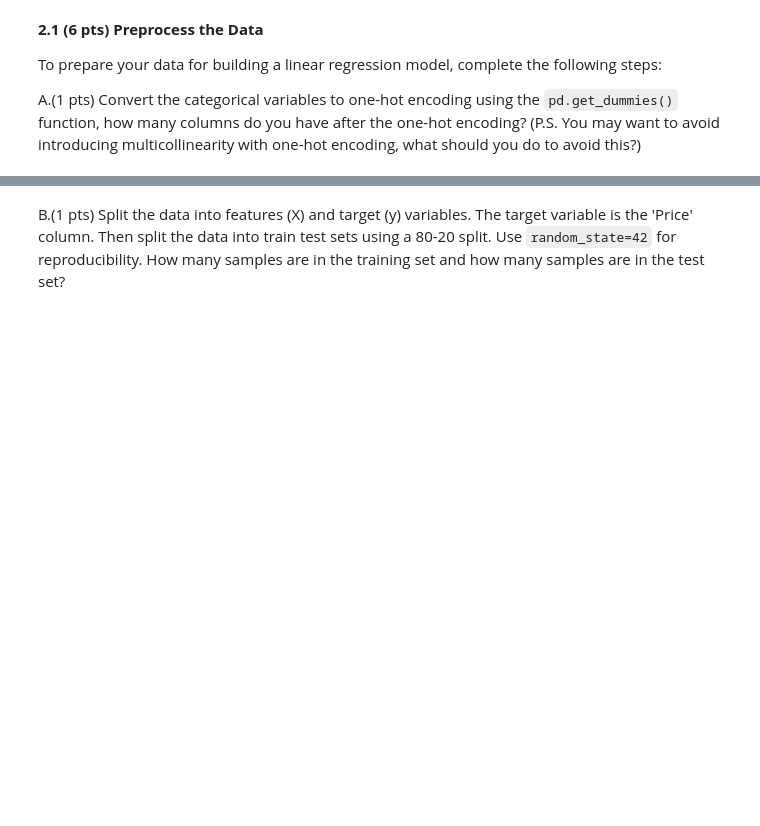
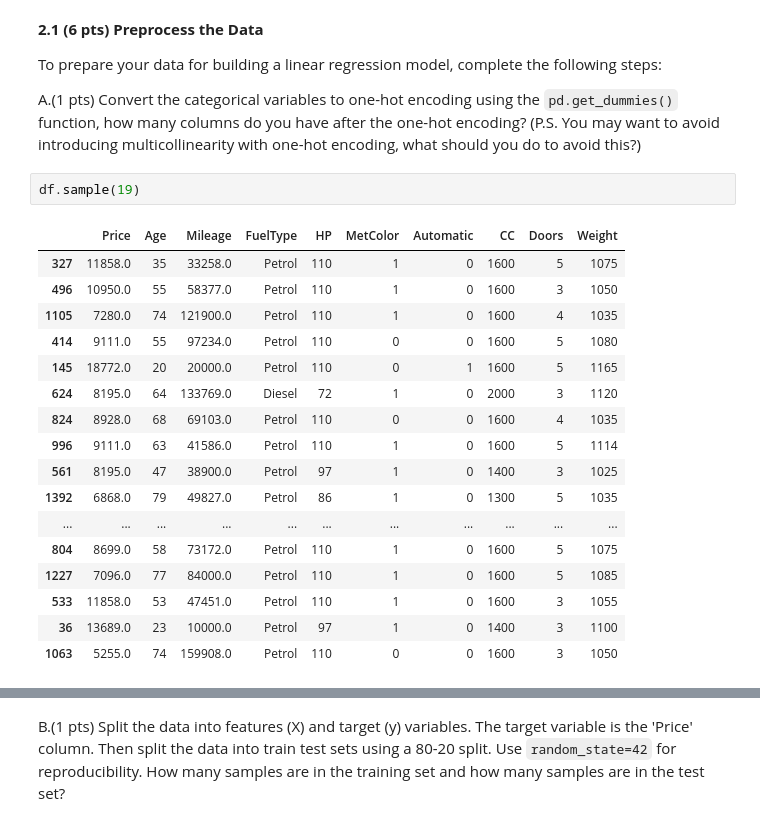
Before and after one commit to PavelDetvan/Data-Analysis, a Jupyter notebook: clinic2/clinic2-empty.ipynb, the cells around one changed output, grey strips where cells are left out. Drawn from its saved outputs; the diff is of its cells as text; blank space fills up the shorter version.

```diff
--- a/clinic2/clinic2-empty.ipynb
+++ b/clinic2/clinic2-empty.ipynb
@@ -485,5 +516,25 @@ predicted_labels = np.array([1, 1, 1, 1, 0, 0, 1, 0, 1, 0])
 To prepare your data for building a linear regression model, complete the following steps:
 
 A.(1 pts) Convert the categorical variables to one-hot encoding using the `pd.get_dummies()` function, how many columns do you have after the one-hot encoding? (P.S. You may want to avoid introducing multicollinearity with one-hot encoding, what should you do to avoid this?)
+# %%
+df.sample(19)
+# %% [output]
+|  | Price | Age | Mileage | FuelType | HP | MetColor | Automatic | CC | Doors | Weight |
+| 327 | 11858.0 | 35 | 33258.0 | Petrol | 110 | 1 | 0 | 1600 | 5 | 1075 |
+| 496 | 10950.0 | 55 | 58377.0 | Petrol | 110 | 1 | 0 | 1600 | 3 | 1050 |
+| 1105 | 7280.0 | 74 | 121900.0 | Petrol | 110 | 1 | 0 | 1600 | 4 | 1035 |
+| 414 | 9111.0 | 55 | 97234.0 | Petrol | 110 | 0 | 0 | 1600 | 5 | 1080 |
+| 145 | 18772.0 | 20 | 20000.0 | Petrol | 110 | 0 | 1 | 1600 | 5 | 1165 |
+| 624 | 8195.0 | 64 | 133769.0 | Diesel | 72 | 1 | 0 | 2000 | 3 | 1120 |
+| 824 | 8928.0 | 68 | 69103.0 | Petrol | 110 | 0 | 0 | 1600 | 4 | 1035 |
+| 996 | 9111.0 | 63 | 41586.0 | Petrol | 110 | 1 | 0 | 1600 | 5 | 1114 |
+| 561 | 8195.0 | 47 | 38900.0 | Petrol | 97 | 1 | 0 | 1400 | 3 | 1025 |
+| 1392 | 6868.0 | 79 | 49827.0 | Petrol | 86 | 1 | 0 | 1300 | 5 | 1035 |
+| ... | ... | ... | ... | ... | ... | ... | ... | ... | ... | ... |
+| 804 | 8699.0 | 58 | 73172.0 | Petrol | 110 | 1 | 0 | 1600 | 5 | 1075 |
+| 1227 | 7096.0 | 77 | 84000.0 | Petrol | 110 | 1 | 0 | 1600 | 5 | 1085 |
+| 533 | 11858.0 | 53 | 47451.0 | Petrol | 110 | 1 | 0 | 1600 | 3 | 1055 |
+| 36 | 13689.0 | 23 | 10000.0 | Petrol | 97 | 1 | 0 | 1400 | 3 | 1100 |
+| 1063 | 5255.0 | 74 | 159908.0 | Petrol | 110 | 0 | 0 | 1600 | 3 | 1050 |
 # %%
 #TODO
```
Also changed, not shown: parts of 11 cells of this notebook, 1 other file.
